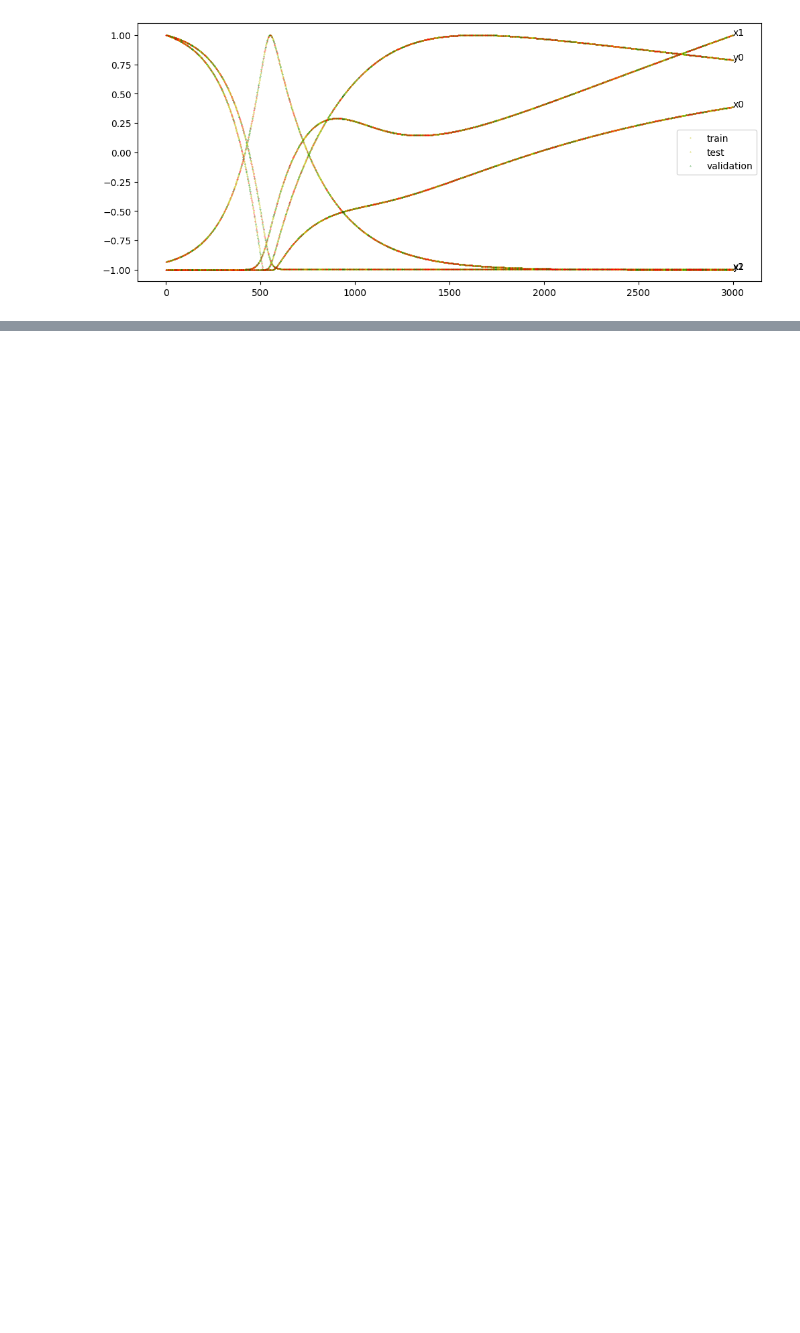
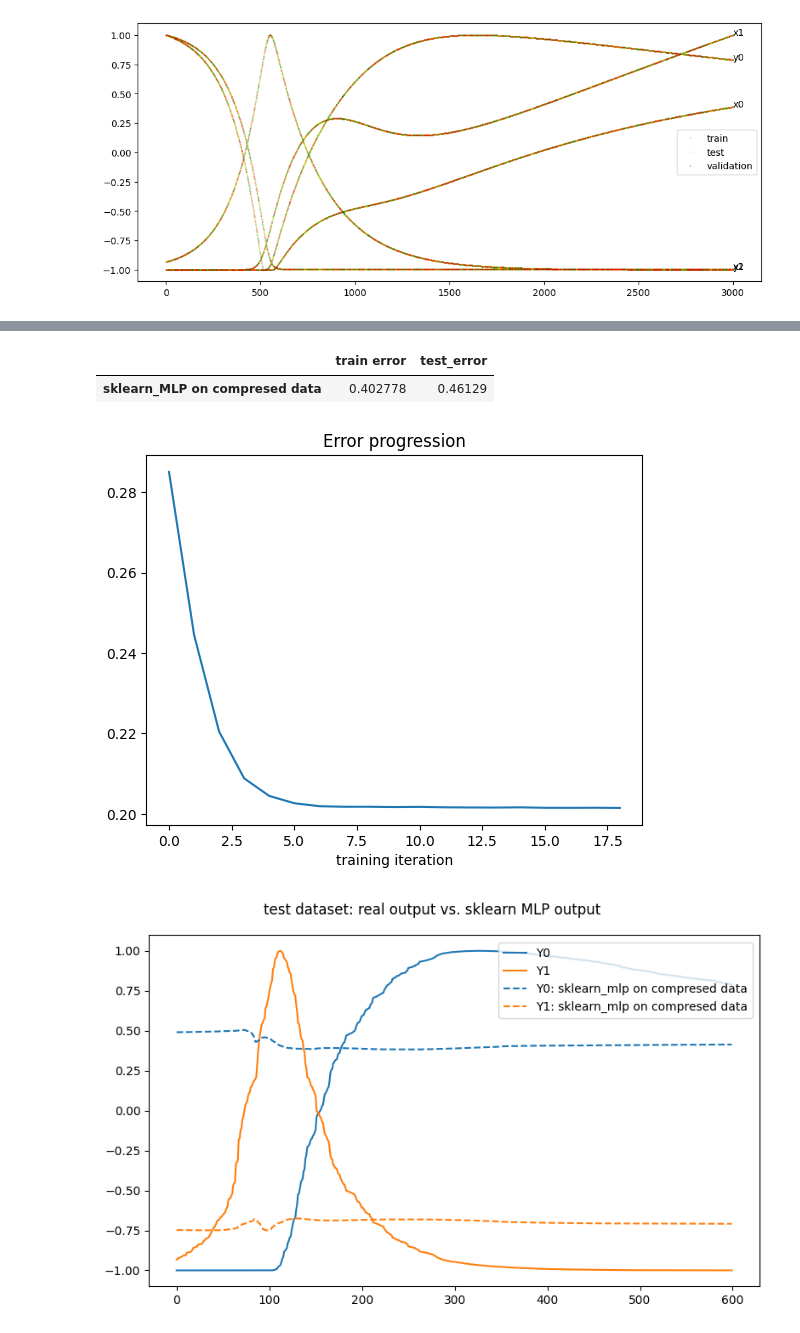
Before and after one commit to asgutierrt/Introduction_to_IA, a Jupyter notebook: neural_networks/autoencoder_mlp.ipynb, the cells around one changed output, grey strips where cells are left out. Saved outputs shown, nothing was run; the diff lists cells and outputs as text; code cells hidden in the pictures; blank space fills up the shorter version.

```diff
--- a/neural_networks/autoencoder_mlp.ipynb
+++ b/neural_networks/autoencoder_mlp.ipynb
@@ -616,0 +649,8 @@ pd.DataFrame(J_error,index=['train error','test_error'],columns=['sklearn_MLP '+
+# %%
+error = mlp_codedInput(compressed_X,Y_d,compressed_X_test,Y_d_test,['on compresed data'])
+error
+# %% [output]
+|  | train error | test_error |
+| sklearn_MLP on compresed data | 0.402778 | 0.46129 |
+[figure, added]
+[figure, added]
```
Also changed, not shown: parts of 29 cells of this notebook.
